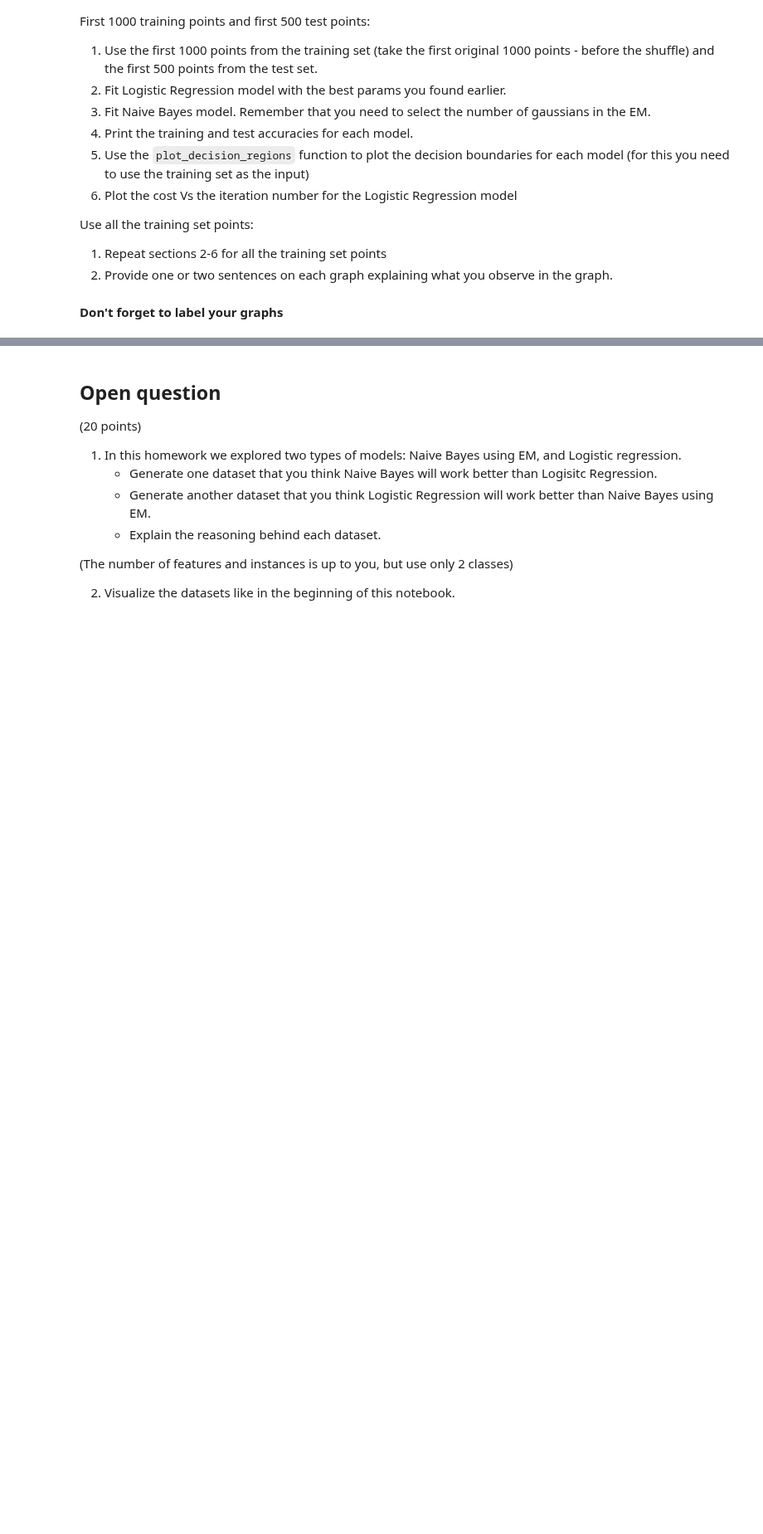
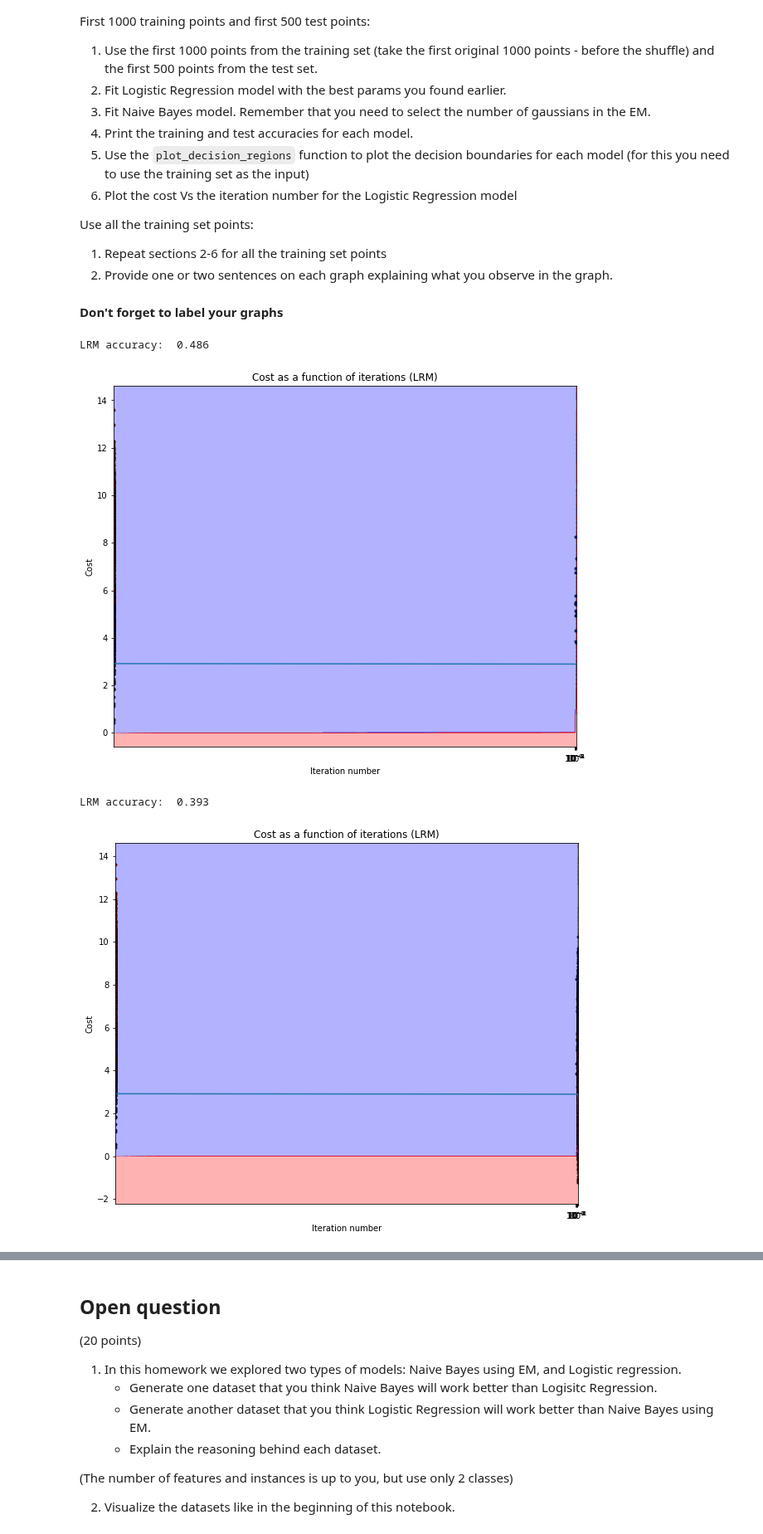
Before and after one commit to danspts/ml-hw, a Jupyter notebook: hw4/hw4_227367455_323081950.ipynb, the cells around one changed output, grey strips where cells are left out. Shown at 83% size. Cells and saved outputs as stored; diff of their text form; code cells hidden in the pictures; blank space fills up the shorter version.

```diff
--- a/hw4/hw4_227367455_323081950.ipynb
+++ b/hw4/hw4_227367455_323081950.ipynb
@@ -269,15 +269,6 @@ class LogisticRegressionGD(object):
     def theta(self):
         return self._theta
 
-    def set_cost(self, cost):
-        self.cost = cost
-
-    def __lt__(self, other):
-        self.cost < other.cost
-
-    def __gt__(self, other):
-        self.cost > other.cost
-
     def predict(self, x, threshold = 0.5):
         """Return the predicted class label"""
         return 1 if self.sigmoid_func(x) <= threshold else 0
@@ -299,7 +290,7 @@ def cross_val(X_train, y_train, logistic_regression_classifier, k = 5):
     np.random.shuffle(fold_indices)
     eval_indices = np.array_split(fold_indices, k)
     for indices in eval_indices:
-        logistic_regression_classifier.fit(X_train[indices], y_train[indices])
+        logistic_regression_classifier.fit(X_train[indices != fold_indices], y_train[indices != fold_indices])
 # %%
 def grid_search(X_train, y_train, X_test, y_test, epss, etas):
     param_dict = {}
@@ -314,7 +305,7 @@ def grid_search(X_train, y_train, X_test, y_test, epss, etas):
             cross_val(X_train, y_train, lr)
             h = lr.sigmoid_func(X_train)
             cost = lr.compute_cost(h, y_train)
-            param_dict[(eps, eta)] = (lr, cost)
+            param_dict[(eps, eta)] = dict(lr = lr, cost = cost)
     ###########################################################################
     #                             END OF YOUR CODE                            #
     ###########################################################################
@@ -351,0 +317,2 @@ AttributeError: 'list' object has no attribute 'J_history'
+# %%
+best_parameter = param_dict[min(param_dict, key = lambda val: param_dict[val]["cost"])]
@@ -550,21 +517,26 @@ Use all the training set points:
 # %%
 #### Your code here ####
 def evaluate_model(X_training, y_training, X_test, y_test):
 #     lrm = LogisticRegressionGD(eps=0.05, eta=1e-6)
 #     #em = NaiveBayesGaussian(k=2)
 #     lrm.fit(X_training, y_training)
-    lr = best_parameter[1]
+    lr = best_parameter["lr"]
     print("LRM accuracy: ", compute_accuracy(X_test, y_test, lr))
     #em.fit(X_training, y_training)
     #print("EM accuracy: ", compute_accuracy(X_test, y_test, em))
     plot_decision_regions(X_training, y_training, lr)
     #plot_decision_regions(X_training, y_training, em)
     plt.plot(np.arange(len(lr.J_history)), lr.J_history)
     plt.xscale('log')
     plt.xlabel('Iteration number')
     plt.ylabel('Cost')
     plt.title('Cost as a function of iterations (LRM)')
     plt.show()
 
 evaluate_model(X_training[:1000], y_training[:1000], X_test[:500,:], y_test[:500])
 evaluate_model(X_training, y_training, X_test, y_test)
+# %% [output]
+LRM accuracy:  0.486
+[figure, added]
+LRM accuracy:  0.393
+[figure, added]
```
Also changed, not shown: parts of 7 cells of this notebook, 5 other files.
